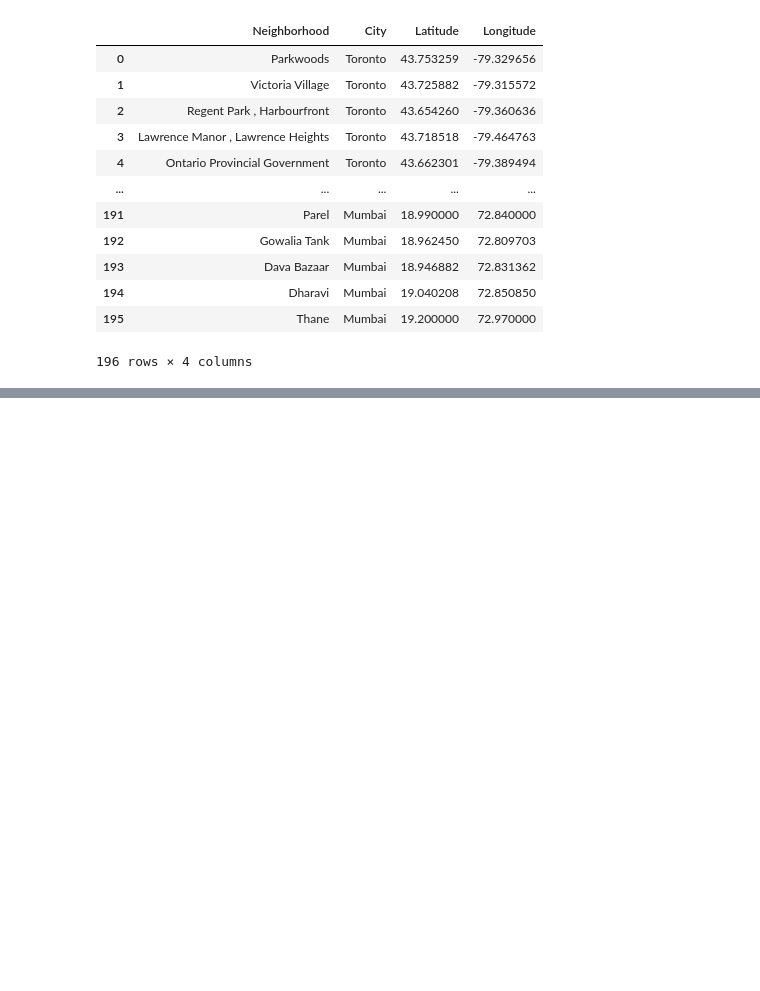
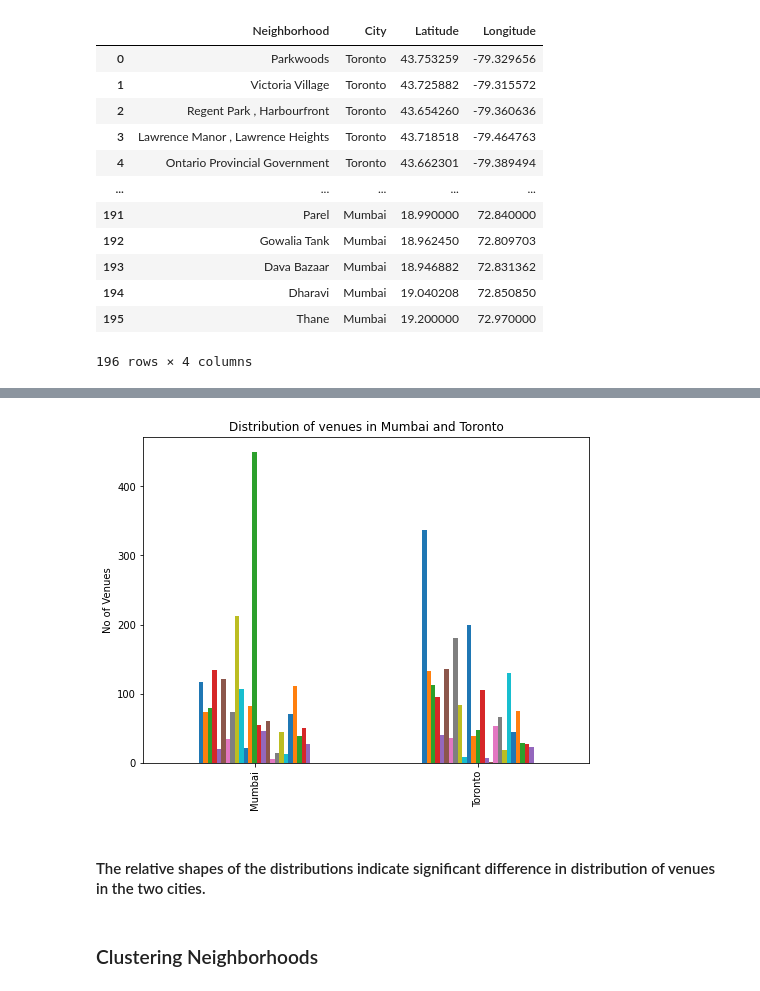
Before and after one commit to prady1207/Coursera_Capstone, a Jupyter notebook: Coursera_Capstone.ipynb, the cells around one changed output, grey strips where cells are left out. Drawn from its saved outputs; the diff is of its cells as text; code cells hidden in the pictures; blank space fills up the shorter version.

```diff
--- a/Coursera_Capstone.ipynb
+++ b/Coursera_Capstone.ipynb
@@ -222,3 +213,0 @@ final_df['City'] = 'Toronto'
-# %%
-tor_df = final_df.drop('PostalCode', axis=1)
-tor_df
@@ -451,3 +398,13 @@ df1
+# %%
+df2.plot(kind='bar', legend=False, figsize=(8,6), ylabel='No of Venues', xlabel='')
+plt.title('Distribution of venues in Mumbai and Toronto')
+plt.savefig('venue_dist')
+# %% [output]
+[figure, added]
+# %% [markdown]
+#### The relative shapes of the distributions indicate significant difference in distribution of venues in the two cities.
+# %% [markdown]
+### Clustering Neighborhoods
 # %%
 X = df1.values
 X
```
Also changed, not shown: parts of 54 cells of this notebook, 5 other files.
